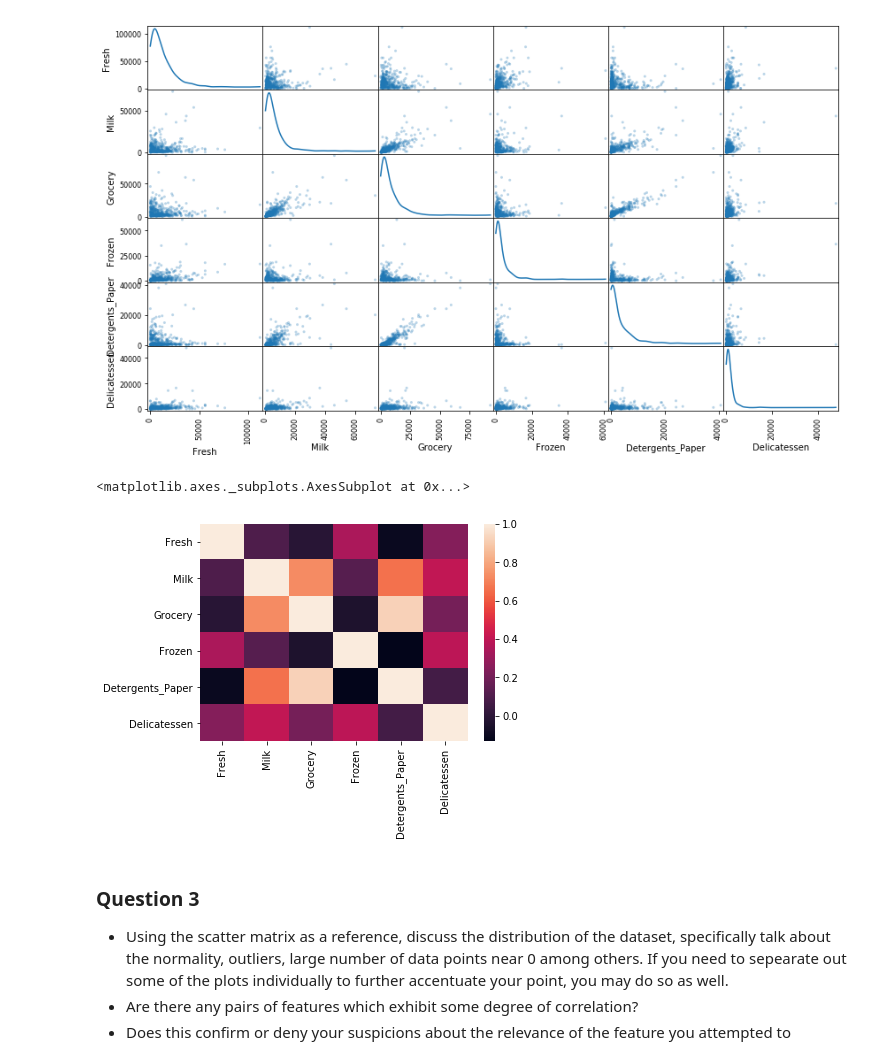
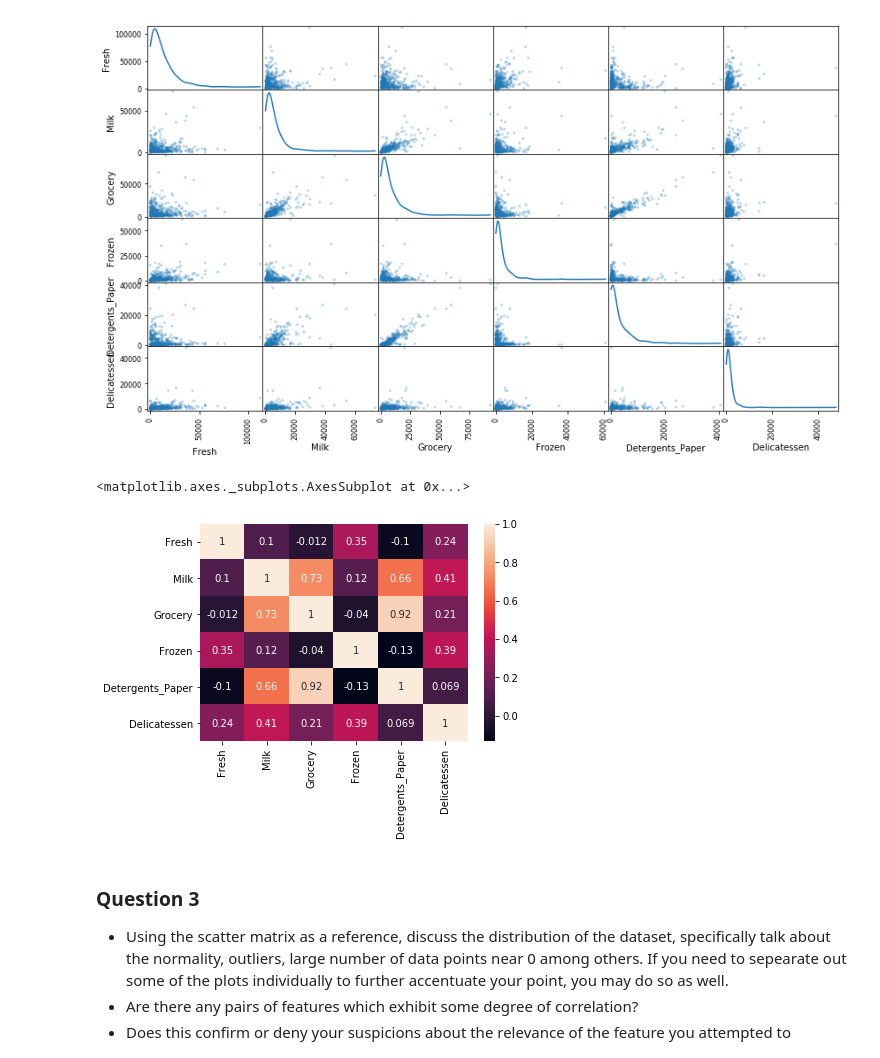
Before and after one commit to rromanss23/Machine_Leaning_Engineer_Udacity_NanoDegree, a Jupyter notebook: projects/customer_segments/customer_segments.ipynb, the cells around one changed output. Cells and saved outputs as stored; diff of their text form; code cells hidden in the pictures.

```diff
--- a/projects/customer_segments/customer_segments.ipynb
+++ b/projects/customer_segments/customer_segments.ipynb
@@ -188,10 +202,10 @@ pd.scatter_matrix(data, alpha = 0.3, figsize = (14,8), diagonal = 'kde');
 # %%
 import seaborn as sns
 
-sns.heatmap(data.corr())
+sns.heatmap(data.corr(), annot=True)
 # %% [output]
 <matplotlib.axes._subplots.AxesSubplot at 0x...>
-[figure, old version]
+[figure, new version]
 # %% [markdown]
 ### Question 3
 * Using the scatter matrix as a reference, discuss the distribution of the dataset, specifically talk about the normality, outliers, large number of data points near 0 among others. If you need to sepearate out some of the plots individually to further accentuate your point, you may do so as well.
```
Also changed, not shown: parts of 4 cells of this notebook.
